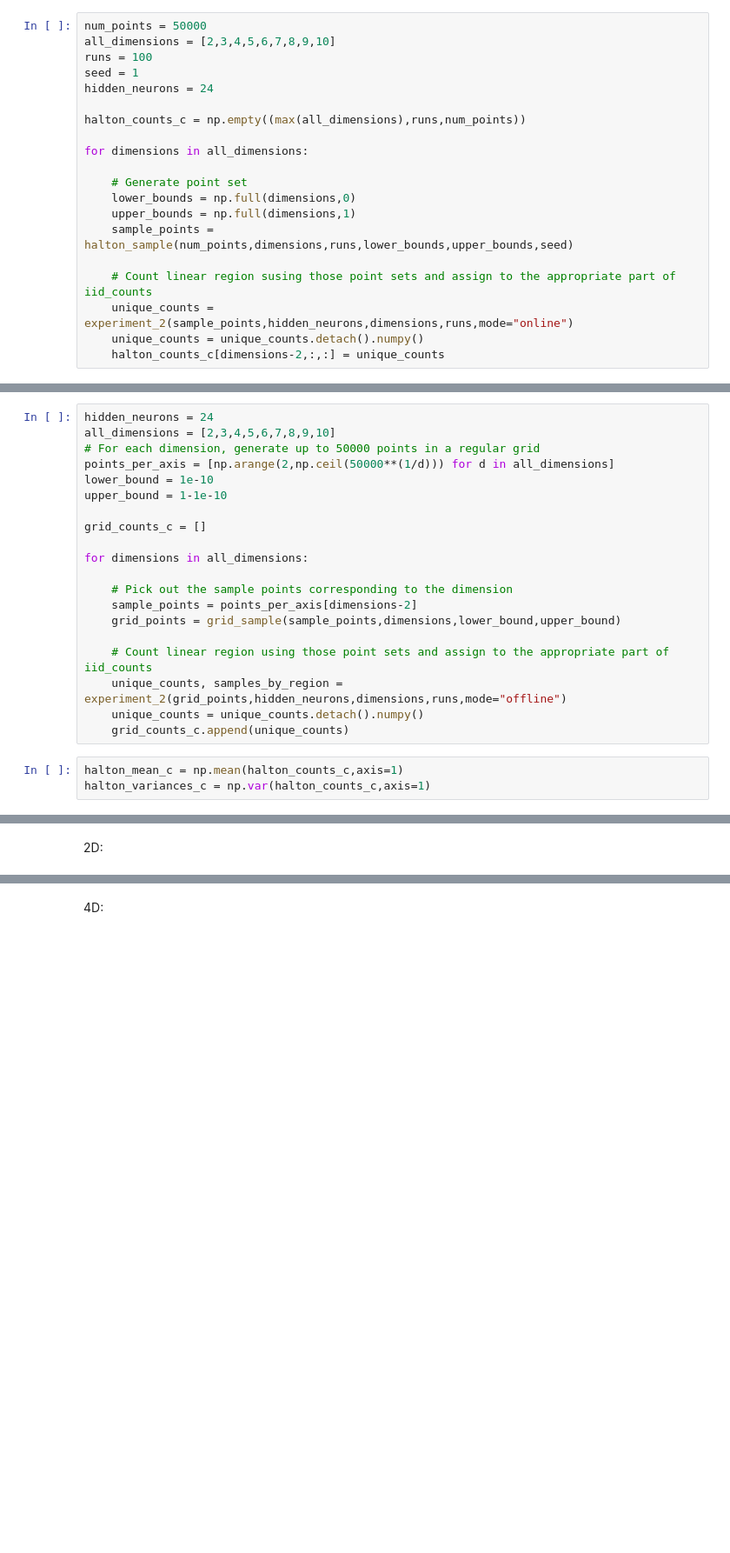
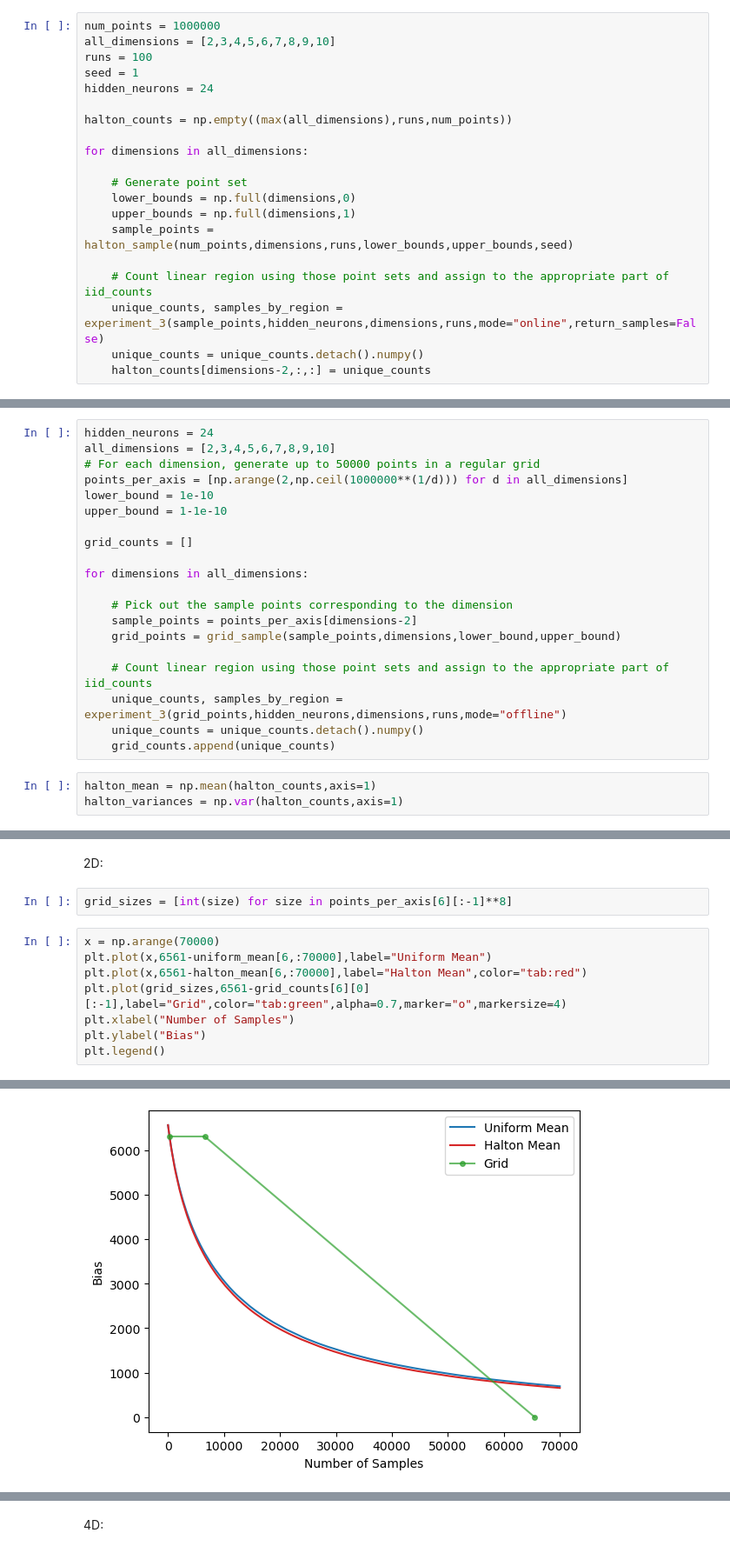
Before and after one commit to Gautam-Chauhan/MSc-Thesis, a Jupyter notebook: scenario_2.ipynb, the cells around one changed output, grey strips where cells are left out. Shown at 87% size. Saved outputs shown, nothing was run; the diff lists cells and outputs as text; blank space fills up the shorter version.

```diff
--- a/scenario_2.ipynb
+++ b/scenario_2.ipynb
@@ -905,13 +789,13 @@ Then we have $\sigma^2_{\max} \approx 0.10L$ which is roughly what we saw in our
 # %% [markdown]
 HALTON:
 # %%
-num_points = 50000
+num_points = 1000000
 all_dimensions = [2,3,4,5,6,7,8,9,10]
 runs = 100
 seed = 1
 hidden_neurons = 24
 
-halton_counts_c = np.empty((max(all_dimensions),runs,num_points))
+halton_counts = np.empty((max(all_dimensions),runs,num_points))
 
 for dimensions in all_dimensions:
 
@@ -920,10 +804,10 @@ for dimensions in all_dimensions:
     upper_bounds = np.full(dimensions,1)
     sample_points = halton_sample(num_points,dimensions,runs,lower_bounds,upper_bounds,seed)
 
-    # Count linear region susing those point sets and assign to the appropriate part of iid_counts
-    unique_counts = experiment_2(sample_points,hidden_neurons,dimensions,runs,mode="online")
+    # Count linear region using those point sets and assign to the appropriate part of iid_counts
+    unique_counts, samples_by_region = experiment_3(sample_points,hidden_neurons,dimensions,runs,mode="online",return_samples=False)
     unique_counts = unique_counts.detach().numpy()
-    halton_counts_c[dimensions-2,:,:] = unique_counts
+    halton_counts[dimensions-2,:,:] = unique_counts
 # %% [markdown]
 SOBOL:
 # %%
@@ -976,11 +860,11 @@ GRID:
 hidden_neurons = 24
 all_dimensions = [2,3,4,5,6,7,8,9,10]
 # For each dimension, generate up to 50000 points in a regular grid
-points_per_axis = [np.arange(2,np.ceil(50000**(1/d))) for d in all_dimensions]
+points_per_axis = [np.arange(2,np.ceil(1000000**(1/d))) for d in all_dimensions]
 lower_bound = 1e-10
 upper_bound = 1-1e-10
 
-grid_counts_c = []
+grid_counts = []
 
 for dimensions in all_dimensions:
 
@@ -989,12 +873,12 @@ for dimensions in all_dimensions:
     grid_points = grid_sample(sample_points,dimensions,lower_bound,upper_bound)
 
     # Count linear region using those point sets and assign to the appropriate part of iid_counts
-    unique_counts, samples_by_region = experiment_2(grid_points,hidden_neurons,dimensions,runs,mode="offline")
+    unique_counts, samples_by_region = experiment_3(grid_points,hidden_neurons,dimensions,runs,mode="offline")
     unique_counts = unique_counts.detach().numpy()
-    grid_counts_c.append(unique_counts)
+    grid_counts.append(unique_counts)
 # %%
-halton_mean_c = np.mean(halton_counts_c,axis=1)
-halton_variances_c = np.var(halton_counts_c,axis=1)
+halton_mean = np.mean(halton_counts,axis=1)
+halton_variances = np.var(halton_counts,axis=1)
 # %%
 sobol_mean_c = np.mean(sobol_counts_c,axis=1)
 sobol_variances_c = np.var(sobol_counts_c,axis=1)
@@ -1009,3 +893,14 @@ sample_sizes = [2**5, 2**6, 2**7, 2**8, 2**9, 2**10, 2**11, 2**12, 2**13, 2**14,
 Bias Graphs:
 # %% [markdown]
 2D:
+# %%
+grid_sizes = [int(size) for size in points_per_axis[6][:-1]**8]
+# %%
+x = np.arange(70000)
+plt.plot(x,6561-uniform_mean[6,:70000],label="Uniform Mean")
+plt.plot(x,6561-halton_mean[6,:70000],label="Halton Mean",color="tab:red")
+plt.plot(grid_sizes,6561-grid_counts[6][0][:-1],label="Grid",color="tab:green",alpha=0.7,marker="o",markersize=4)
+plt.xlabel("Number of Samples")
+plt.ylabel("Bias")
+plt.legend()
+# %% [output]
@@ -1011,0 +908 @@ Bias Graphs:
+[figure, added]
```
Also changed, not shown: parts of 127 cells of this notebook.
